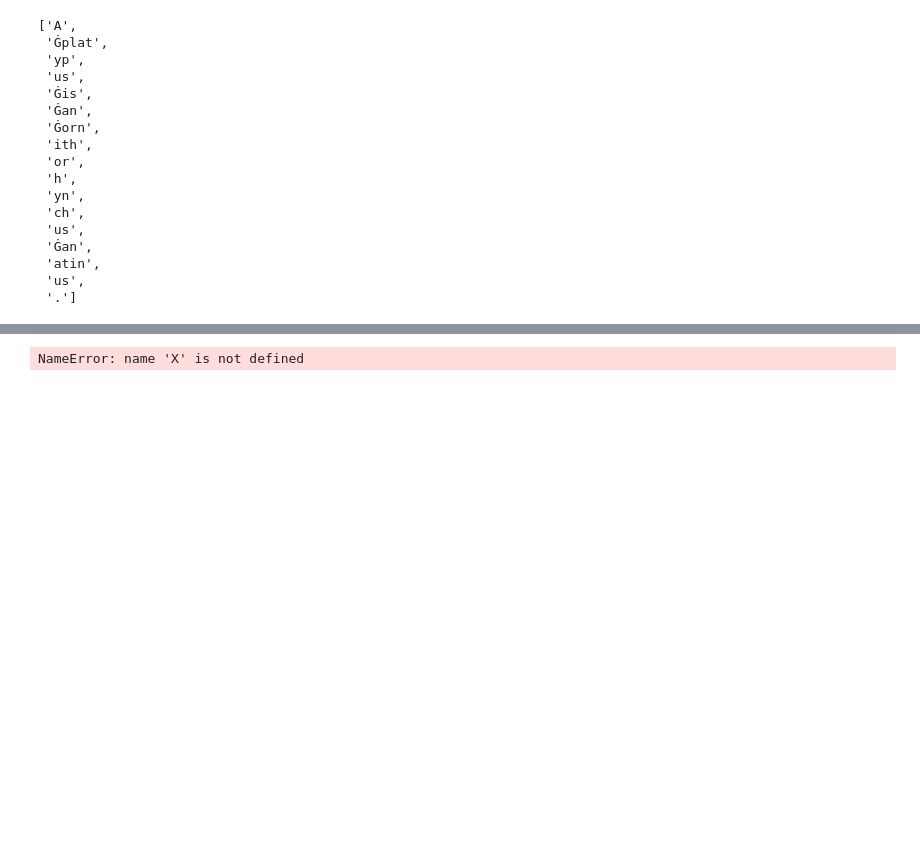
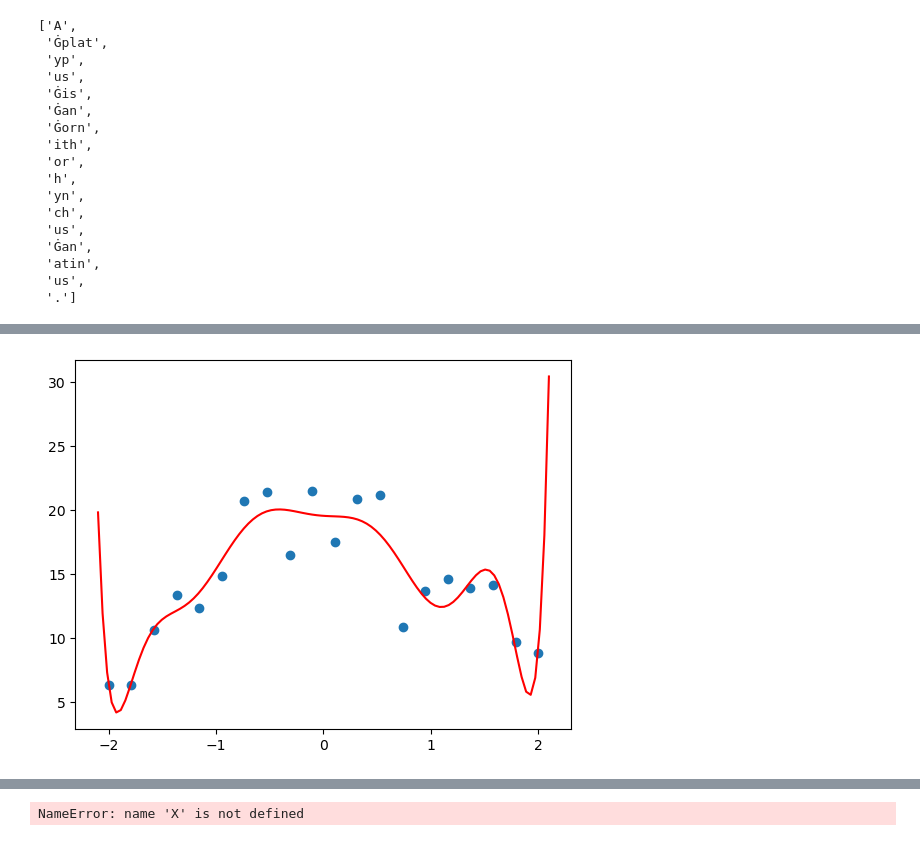
Before and after one commit to imran2part/TrainingNLP, a Jupyter notebook: NLPgym.ipynb, the cells around one changed output, grey strips where cells are left out. Cells and saved outputs as stored; diff of their text form; code cells hidden in the pictures; blank space fills up the shorter version.

```diff
--- a/NLPgym.ipynb
+++ b/NLPgym.ipynb
@@ -149,0 +231,4 @@ Index(['premise', 'hypothesis', 'lang_abv', 'language'], dtype='object')
+# %%
+plot_poly(10)
+# %% [output]
+[figure, added]
```
Also changed, not shown: parts of 18 cells of this notebook.
